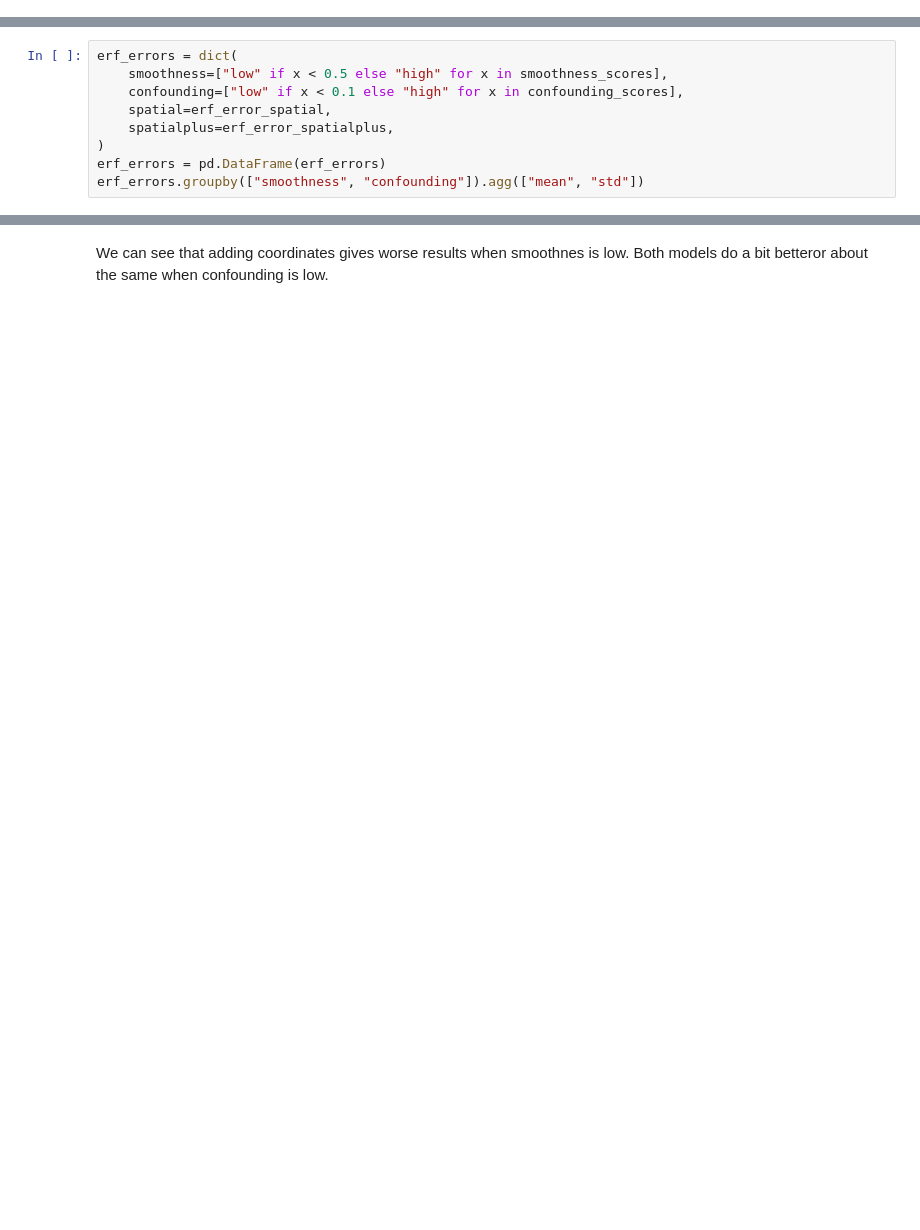
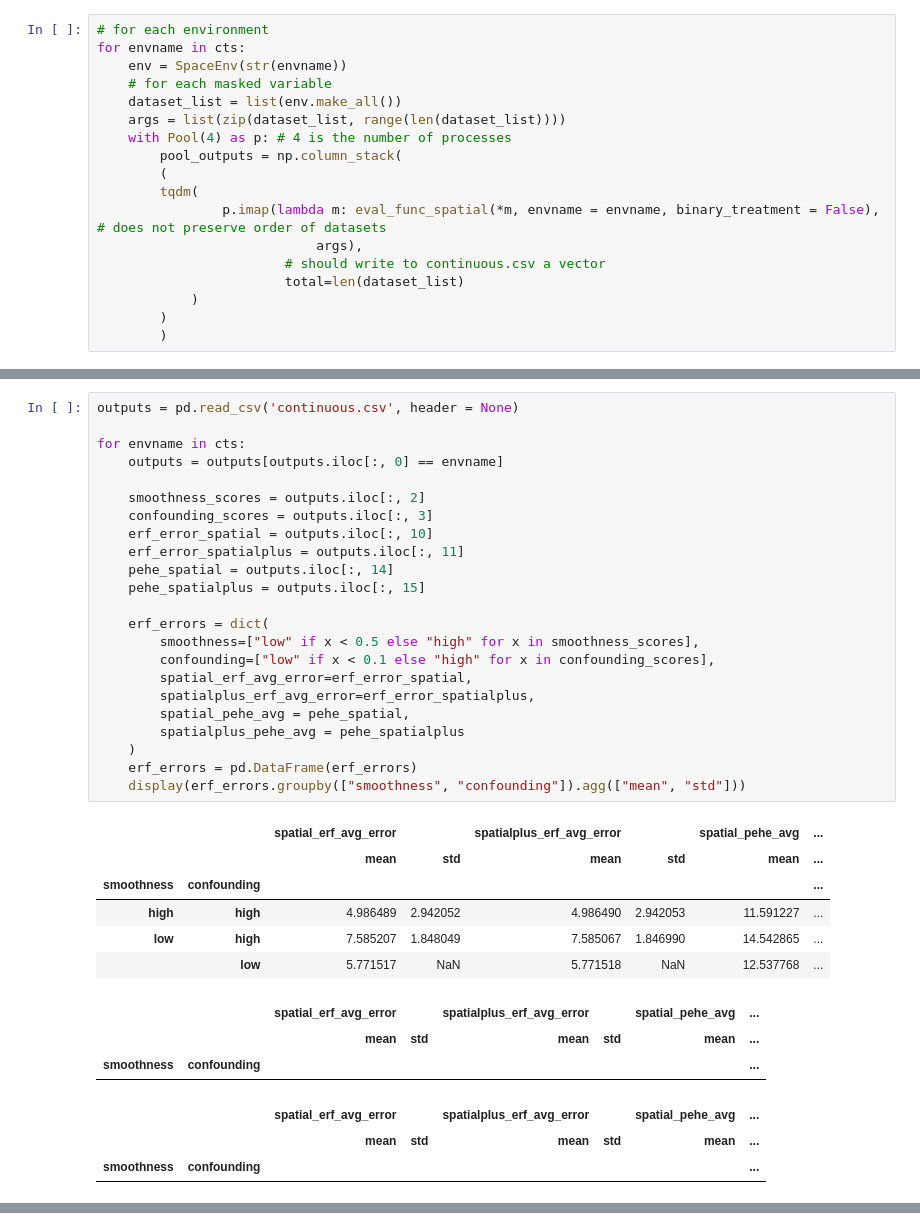
Before and after one commit to NSAPH-Projects/space, a Jupyter notebook: examples/evaluator_spatial.ipynb, the cells around one changed output, grey strips where cells are left out. Drawn from its saved outputs; the diff is of its cells as text; blank space fills up the shorter version.

```diff
--- a/examples/evaluator_spatial.ipynb
+++ b/examples/evaluator_spatial.ipynb
@@ -159,0 +25,18 @@ KeyboardInterrupt:
+# %%
+# for each environment
+for envname in cts:
+    env = SpaceEnv(str(envname))
+    # for each masked variable
+    dataset_list = list(env.make_all())
+    args = list(zip(dataset_list, range(len(dataset_list))))
+    with Pool(4) as p: # 4 is the number of processes
+        pool_outputs = np.column_stack(
+        (
+        tqdm(
+                p.imap(lambda m: eval_func_spatial(*m, envname = envname, binary_treatment = False), # does not preserve order of datasets
+                            args),
+                        # should write to continuous.csv a vector
+                        total=len(dataset_list)
+            )
+        )
+        )
@@ -160,9 +78,36 @@ KeyboardInterrupt:
 # %%
-erf_errors = dict(
-    smoothness=["low" if x < 0.5 else "high" for x in smoothness_scores],
-    confounding=["low" if x < 0.1 else "high" for x in confounding_scores],
-    spatial=erf_error_spatial,
-    spatialplus=erf_error_spatialplus,
-)
-erf_errors = pd.DataFrame(erf_errors)
-erf_errors.groupby(["smoothness", "confounding"]).agg(["mean", "std"])
+outputs = pd.read_csv('continuous.csv', header = None)
+
+for envname in cts:
+    outputs = outputs[outputs.iloc[:, 0] == envname]
+
+    smoothness_scores = outputs.iloc[:, 2]
+    confounding_scores = outputs.iloc[:, 3]
+    erf_error_spatial = outputs.iloc[:, 10]
+    erf_error_spatialplus = outputs.iloc[:, 11]
+    pehe_spatial = outputs.iloc[:, 14]
+    pehe_spatialplus = outputs.iloc[:, 15]
+
+    erf_errors = dict(
+        smoothness=["low" if x < 0.5 else "high" for x in smoothness_scores],
+        confounding=["low" if x < 0.1 else "high" for x in confounding_scores],
+        spatial_erf_avg_error=erf_error_spatial,
+        spatialplus_erf_avg_error=erf_error_spatialplus,
+        spatial_pehe_avg = pehe_spatial,
+        spatialplus_pehe_avg = pehe_spatialplus
+    )
+    erf_errors = pd.DataFrame(erf_errors)
+    display(erf_errors.groupby(["smoothness", "confounding"]).agg(["mean", "std"]))
+# %% [output]
+|  |  | spatial_erf_avg_error |  | spatialplus_erf_avg_error |  | spatial_pehe_avg | ... |
+|  |  | mean | std | mean | std | mean | ... |
+| smoothness | confounding |  |  |  |  |  | ... |
+| high | high | 4.986489 | 2.942052 | 4.986490 | 2.942053 | 11.591227 | ... |
+| low | high | 7.585207 | 1.848049 | 7.585067 | 1.846990 | 14.542865 | ... |
+|  | low | 5.771517 | NaN | 5.771518 | NaN | 12.537768 | ... |
+|  |  | spatial_erf_avg_error |  | spatialplus_erf_avg_error |  | spatial_pehe_avg | ... |
+|  |  | mean | std | mean | std | mean | ... |
+| smoothness | confounding |  |  |  |  |  | ... |
+|  |  | spatial_erf_avg_error |  | spatialplus_erf_avg_error |  | spatial_pehe_avg | ... |
+|  |  | mean | std | mean | std | mean | ... |
+| smoothness | confounding |  |  |  |  |  | ... |
@@ -169,2 +125,0 @@ erf_errors.groupby(["smoothness", "confounding"]).agg(["mean", "std"])
-# %% [markdown]
-We can see that adding coordinates gives worse results when smoothnes is low. Both models do a bit betteror about the same when confounding is low.
```
Also changed, not shown: parts of 30 cells of this notebook.
